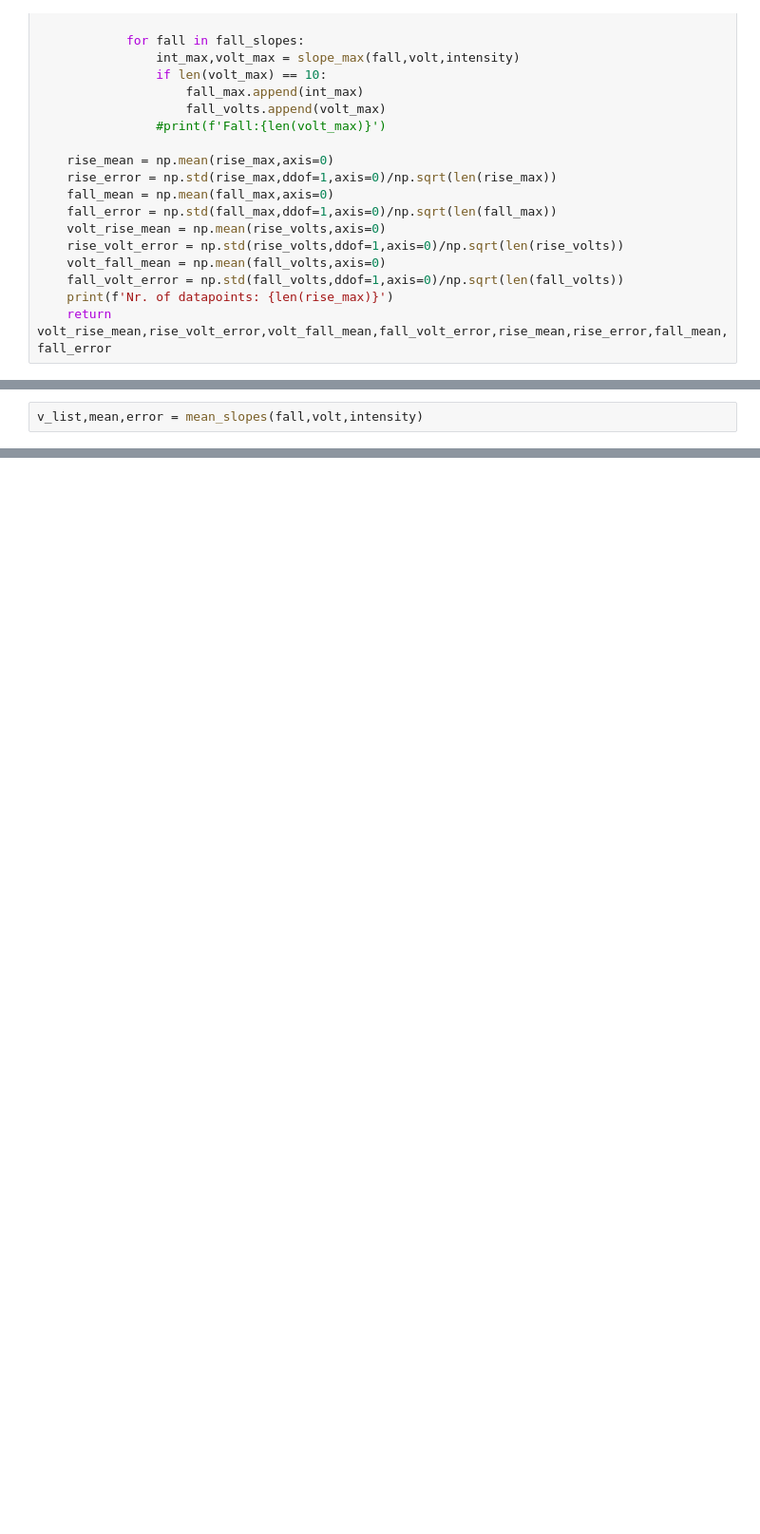
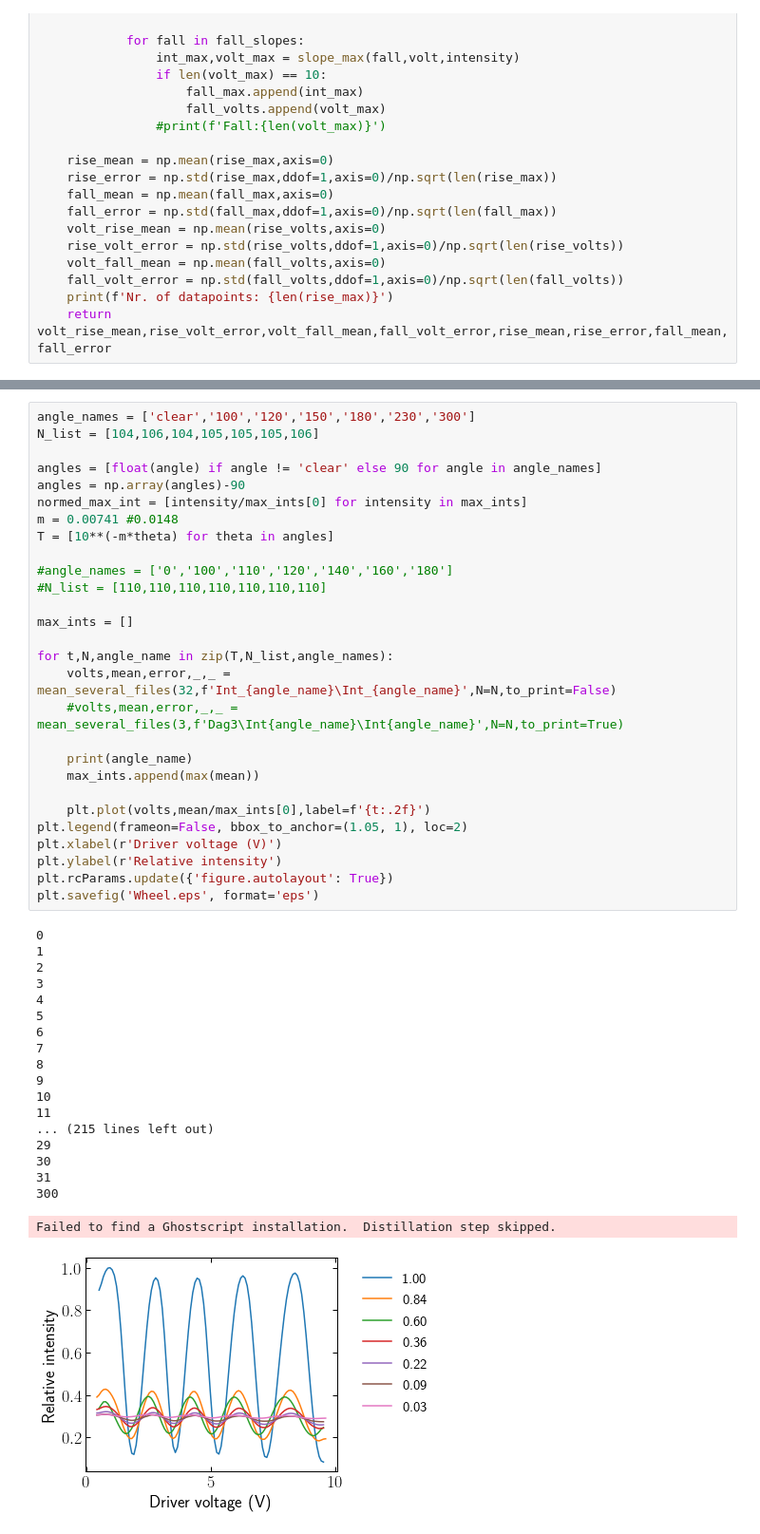
Before and after one commit to MadsCarlsen/Eksperimentel_Fysik, a Jupyter notebook: Michelson_Interferometer/Kode_Mads.ipynb, the cells around one changed output, grey strips where cells are left out. Shown at 95% size. Drawn from its saved outputs; the diff is of its cells as text; blank space fills up the shorter version.

```diff
--- a/Michelson_Interferometer/Kode_Mads.ipynb
+++ b/Michelson_Interferometer/Kode_Mads.ipynb
@@ -197,2 +260,0 @@ plt.plot(time[max_peaks],volt[max_peaks],'o')
-# %%
-v_list,mean,error = mean_slopes(fall,volt,intensity)
@@ -198,0 +329,48 @@ v_list,mean,error = mean_slopes(fall,volt,intensity)
+# %%
+angle_names = ['clear','100','120','150','180','230','300']
+N_list = [104,106,104,105,105,105,106]
+
+angles = [float(angle) if angle != 'clear' else 90 for angle in angle_names]
+angles = np.array(angles)-90
+normed_max_int = [intensity/max_ints[0] for intensity in max_ints]
+m = 0.00741 #0.0148
+T = [10**(-m*theta) for theta in angles]
+
+#angle_names = ['0','100','110','120','140','160','180']
+#N_list = [110,110,110,110,110,110,110]
+
+max_ints = []
+
+for t,N,angle_name in zip(T,N_list,angle_names):
+    volts,mean,error,_,_ = mean_several_files(32,f'Int_{angle_name}\Int_{angle_name}',N=N,to_print=False)
+    #volts,mean,error,_,_ = mean_several_files(3,f'Dag3\Int{angle_name}\Int{angle_name}',N=N,to_print=True)
+
+    print(angle_name)
+    max_ints.append(max(mean))
+
+    plt.plot(volts,mean/max_ints[0],label=f'{t:.2f}')
+plt.legend(frameon=False, bbox_to_anchor=(1.05, 1), loc=2)
+plt.xlabel(r'Driver voltage (V)')
+plt.ylabel(r'Relative intensity')
+plt.rcParams.update({'figure.autolayout': True})
+plt.savefig('Wheel.eps', format='eps')
+# %% [output]
+0
+1
+2
+3
+4
+5
+6
+7
+8
+9
+10
+11
+... (215 lines left out)
+29
+30
+31
+300
+Failed to find a Ghostscript installation.  Distillation step skipped.
+[figure, added]
```
Also changed, not shown: parts of 15 cells of this notebook.
